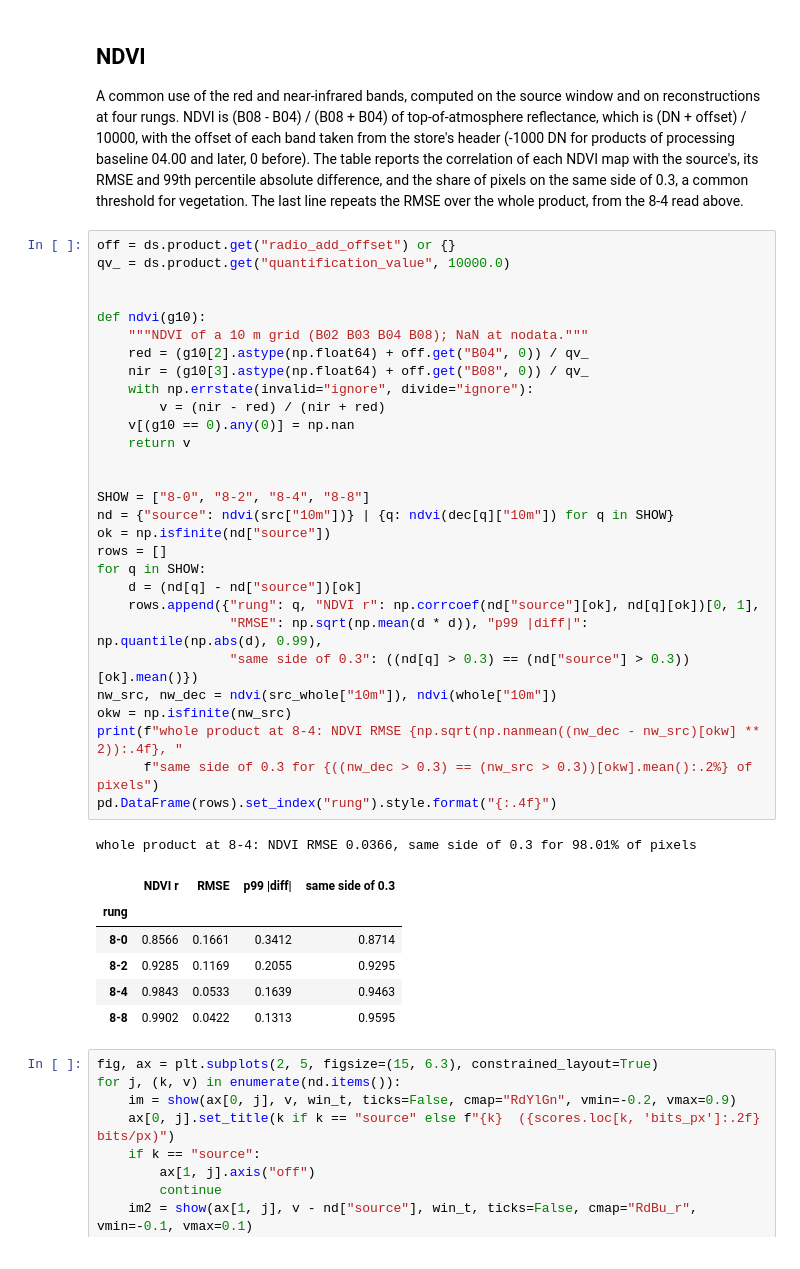
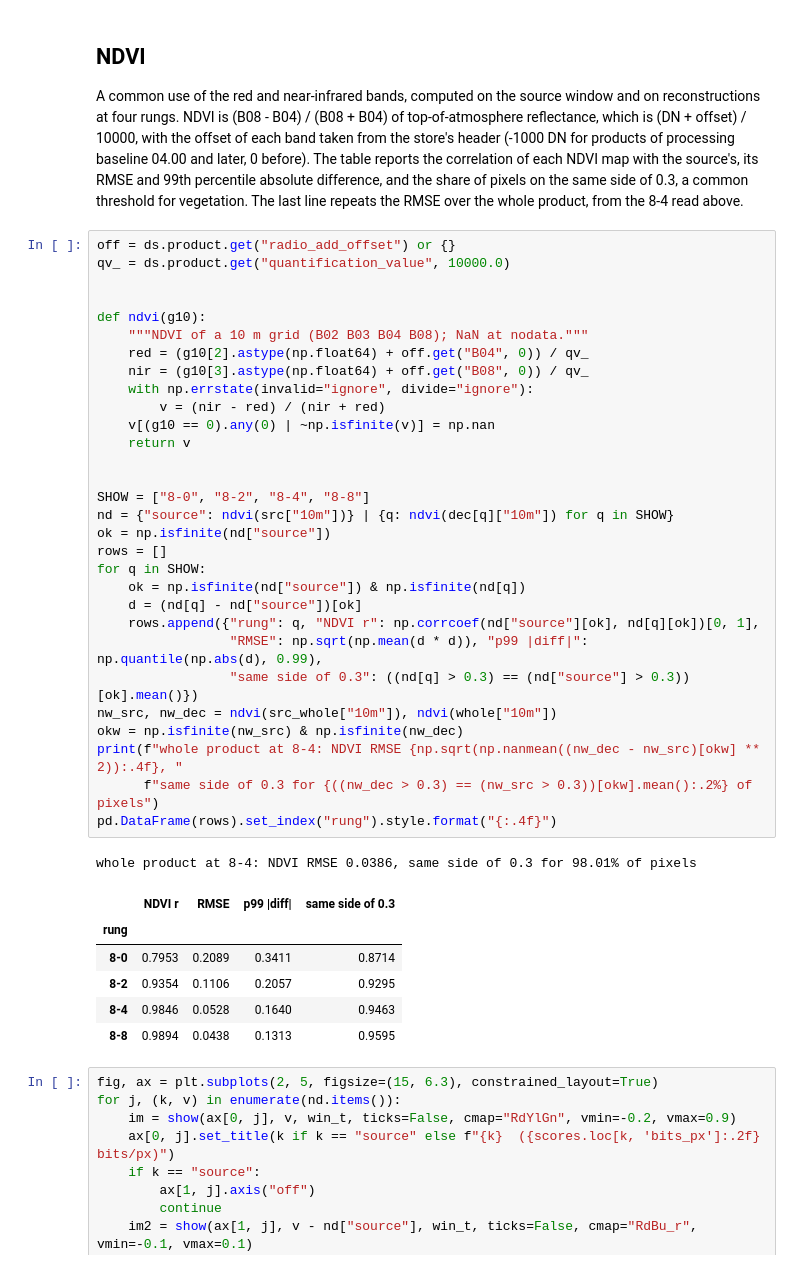
Before and after one commit to earth-compress/georvq, a Jupyter notebook: notebooks/demo_s2.ipynb, the cells around one changed output. Cells and saved outputs as stored; diff of their text form.

```diff
--- a/notebooks/demo_s2.ipynb
+++ b/notebooks/demo_s2.ipynb
@@ -931,40 +935,41 @@ from the 8-4 read above.
 # %%
 off = ds.product.get("radio_add_offset") or {}
 qv_ = ds.product.get("quantification_value", 10000.0)
 
 
 def ndvi(g10):
     """NDVI of a 10 m grid (B02 B03 B04 B08); NaN at nodata."""
     red = (g10[2].astype(np.float64) + off.get("B04", 0)) / qv_
     nir = (g10[3].astype(np.float64) + off.get("B08", 0)) / qv_
     with np.errstate(invalid="ignore", divide="ignore"):
         v = (nir - red) / (nir + red)
-    v[(g10 == 0).any(0)] = np.nan
+    v[(g10 == 0).any(0) | ~np.isfinite(v)] = np.nan
     return v
 
 
 SHOW = ["8-0", "8-2", "8-4", "8-8"]
 nd = {"source": ndvi(src["10m"])} | {q: ndvi(dec[q]["10m"]) for q in SHOW}
 ok = np.isfinite(nd["source"])
 rows = []
 for q in SHOW:
+    ok = np.isfinite(nd["source"]) & np.isfinite(nd[q])
     d = (nd[q] - nd["source"])[ok]
     rows.append({"rung": q, "NDVI r": np.corrcoef(nd["source"][ok], nd[q][ok])[0, 1],
                  "RMSE": np.sqrt(np.mean(d * d)), "p99 |diff|": np.quantile(np.abs(d), 0.99),
                  "same side of 0.3": ((nd[q] > 0.3) == (nd["source"] > 0.3))[ok].mean()})
 nw_src, nw_dec = ndvi(src_whole["10m"]), ndvi(whole["10m"])
-okw = np.isfinite(nw_src)
+okw = np.isfinite(nw_src) & np.isfinite(nw_dec)
 print(f"whole product at 8-4: NDVI RMSE {np.sqrt(np.nanmean((nw_dec - nw_src)[okw] ** 2)):.4f}, "
       f"same side of 0.3 for {((nw_dec > 0.3) == (nw_src > 0.3))[okw].mean():.2%} of pixels")
 pd.DataFrame(rows).set_index("rung").style.format("{:.4f}")
 # %% [output]
-whole product at 8-4: NDVI RMSE 0.0366, same side of 0.3 for 98.01% of pixels
+whole product at 8-4: NDVI RMSE 0.0386, same side of 0.3 for 98.01% of pixels
 |  | NDVI r | RMSE | p99 |diff| | same side of 0.3 |
 | rung |  |  |  |  |
-| 8-0 | 0.8566 | 0.1661 | 0.3412 | 0.8714 |
-| 8-2 | 0.9285 | 0.1169 | 0.2055 | 0.9295 |
-| 8-4 | 0.9843 | 0.0533 | 0.1639 | 0.9463 |
-| 8-8 | 0.9902 | 0.0422 | 0.1313 | 0.9595 |
+| 8-0 | 0.7953 | 0.2089 | 0.3411 | 0.8714 |
+| 8-2 | 0.9354 | 0.1106 | 0.2057 | 0.9295 |
+| 8-4 | 0.9846 | 0.0528 | 0.1640 | 0.9463 |
+| 8-8 | 0.9894 | 0.0438 | 0.1313 | 0.9595 |
 # %%
 fig, ax = plt.subplots(2, 5, figsize=(15, 6.3), constrained_layout=True)
 for j, (k, v) in enumerate(nd.items()):
```
Also changed, not shown: parts of 18 cells of this notebook, 4 other files.
